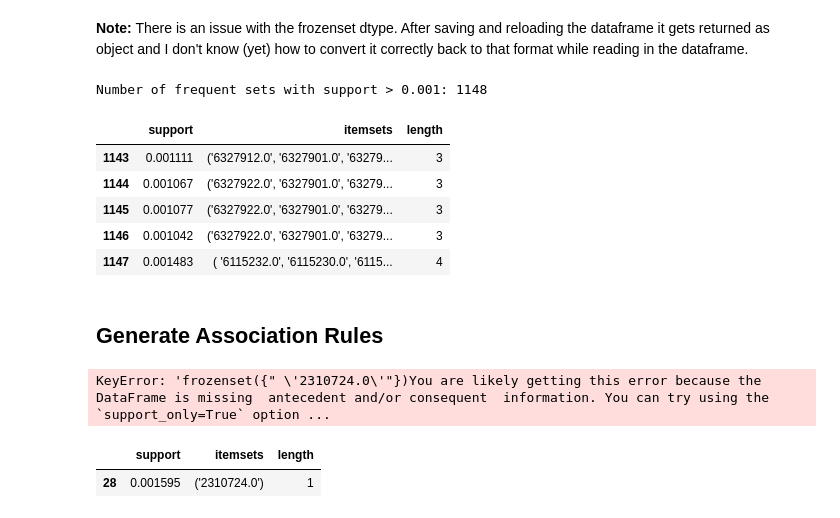
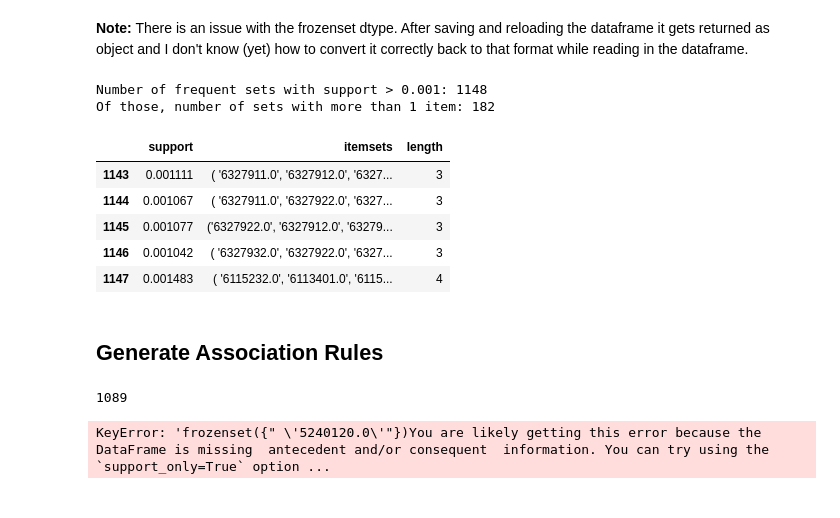
Before and after one commit to rbuerki/projects-ml, a Jupyter notebook: association_rules_mining/2-Association-Rules_apriori_with_MLxtend_library.ipynb, the cells around one changed output. Cells and saved outputs as stored; diff of their text form; code cells hidden in the pictures.

Commit message:
FEAT: try to generate rules (not working yet)

```diff
--- a/association_rules_mining/2-Association-Rules_apriori_with_MLxtend_library.ipynb
+++ b/association_rules_mining/2-Association-Rules_apriori_with_MLxtend_library.ipynb
@@ -46,6 +46,7 @@ color = 'rebeccapurple'
 # Display settings
 from IPython.display import display
 pd.options.display.max_columns = 100
+pd.options.display.max_rows = 100
 # %%
 # Load data
 transactions_raw = pd.read_csv('data/raw/sales_total.csv', parse_dates=['Fakturadatum'])
@@ -175,14 +176,18 @@ frequent_itemsets['length'] = frequent_itemsets['itemsets'].apply(lambda x: len(
 # %%
 # Check results
 print("Number of frequent sets with support > {}: {}".format(0.001, len(frequent_itemsets)))
-frequent_itemsets.tail()
+print("Of those, number of sets with more than 1 item:",
+      len(frequent_itemsets.loc[frequent_itemsets['length'] > 1]))
+
+display(frequent_itemsets.tail())
 # %% [output]
 Number of frequent sets with support > 0.001: 1148
+Of those, number of sets with more than 1 item: 182
 |  | support | itemsets | length |
-| 1143 | 0.001111 | ('6327912.0', '6327901.0', '63279... | 3 |
-| 1144 | 0.001067 | ('6327922.0', '6327901.0', '63279... | 3 |
-| 1145 | 0.001077 | ('6327922.0', '6327901.0', '63279... | 3 |
-| 1146 | 0.001042 | ('6327922.0', '6327901.0', '63279... | 3 |
-| 1147 | 0.001483 | ( '6115232.0', '6115230.0', '6115... | 4 |
+| 1143 | 0.001111 | ( '6327911.0', '6327912.0', '6327... | 3 |
+| 1144 | 0.001067 | ( '6327911.0', '6327922.0', '6327... | 3 |
+| 1145 | 0.001077 | ('6327922.0', '6327912.0', '63279... | 3 |
+| 1146 | 0.001042 | ( '6327932.0', '6327922.0', '6327... | 3 |
+| 1147 | 0.001483 | ( '6115232.0', '6113401.0', '6115... | 4 |
 # %% [markdown]
 ## Generate Association Rules
@@ -193,10 +194,16 @@ Number of frequent sets with support > 0.001: 1148
-# %%
-# Generate rules with min_threshold for lift
-rules = association_rules(frequent_itemsets[['support', 'itemsets']], metric='lift', min_threshold=1.2)
-# %% [output]
-KeyError: 'frozenset({" \'2310724.0\'"})You are likely getting this error because the DataFrame is missing  antecedent and/or consequent  information. You can try using the  `support_only=True` option ...
-# %%
-frequent_itemsets.loc[frequent_itemsets['itemsets'] == frozenset({"'2310724.0'"})]
-# %% [output]
-|  | support | itemsets | length |
-| 28 | 0.001595 | ('2310724.0') | 1 |
+# %%
+"""NOT WORKING YET"""
+
+# Manually remove rows containing artikels where antecedent or cosequent info is missing (WIP ...)
+freq_sets = frequent_itemsets.drop([28, 966, 30, 967, 31, 968, 62, 969, 971, 1124, 63, 970, 971, 1124,
+                                   125, 972, 973, 1125, 129, 974, 130, 973, 975, 1125, 150, 976, 181, 977,
+                                   187, 978, 189, 979, 215, 980, 226, 981, 269, 982, 231, 983, 238, 984,
+                                   253, 985, 259, 986, 987, 272, 988, 283, 989, 990, 1126, 284, 989, 991, 1126,
+                                   286, 992, 300, 993, 299, 994, 310, 995,
+                                   ], axis=0)
+print(len(freq_sets))
+# Generate rules with min_threshold for lift
+rules = association_rules(freq_sets, metric='lift', min_threshold=0.00001)
+# %% [output]
+1089
+KeyError: 'frozenset({" \'5240120.0\'"})You are likely getting this error because the DataFrame is missing  antecedent and/or consequent  information. You can try using the  `support_only=True` option ...
```
Also changed, not shown: parts of 7 cells of this notebook.
